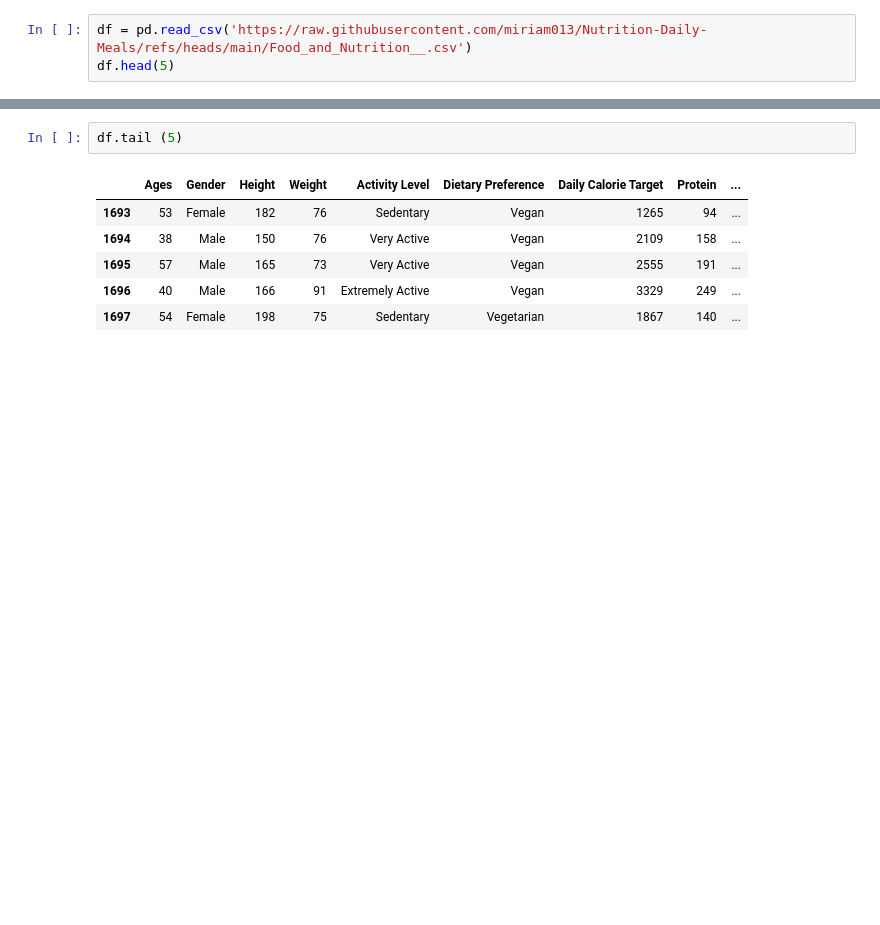
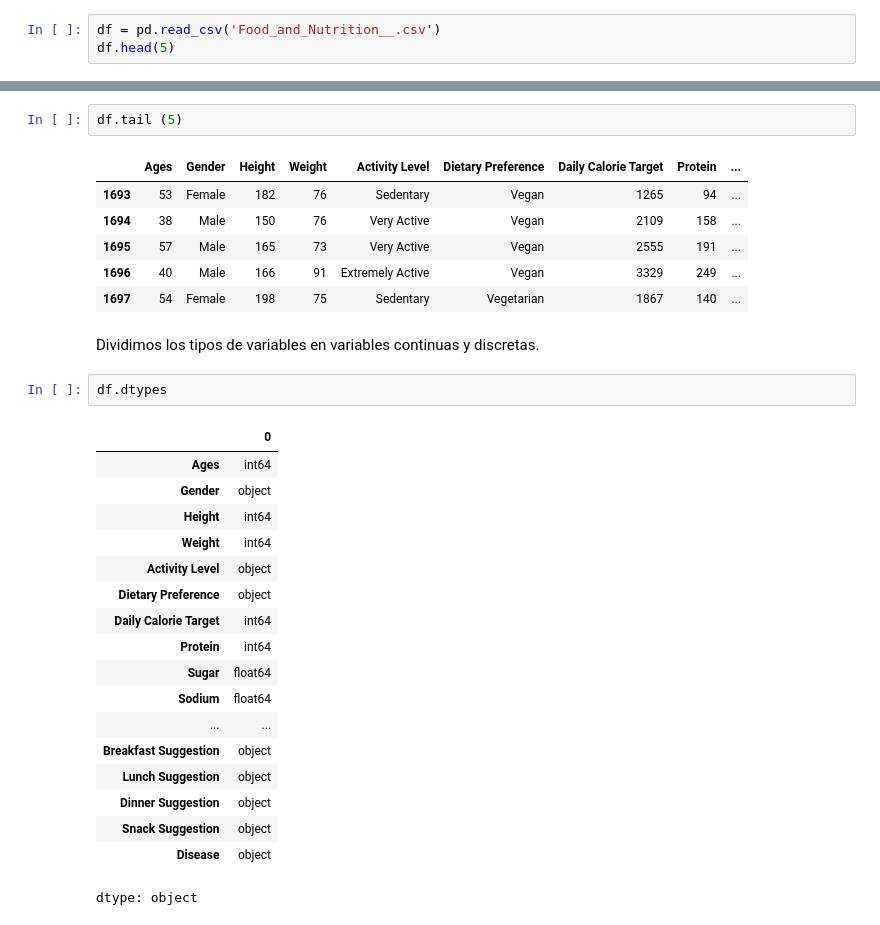
Before and after one commit to miriam013/Nutrition-Daily-Meals, a Jupyter notebook: Nutrition_Daily_Meals.ipynb, the cells around one changed output, grey strips where cells are left out. Drawn from its saved outputs; the diff is of its cells as text; blank space fills up the shorter version.

```diff
--- a/Nutrition_Daily_Meals.ipynb
+++ b/Nutrition_Daily_Meals.ipynb
@@ -52,5 +63,5 @@ sns.set(color_codes=True)
 # %%
-df = pd.read_csv('https://raw.githubusercontent.com/miriam013/Nutrition-Daily-Meals/refs/heads/main/Food_and_Nutrition__.csv')
+df = pd.read_csv('Food_and_Nutrition__.csv')
 df.head(5)
 # %% [output]
 |  | Ages | Gender | Height | Weight | Activity Level | Dietary Preference | Daily Calorie Target | Protein | ... |
@@ -68,3 +79,26 @@ df.tail (5)
 | 1695 | 57 | Male | 165 | 73 | Very Active | Vegan | 2555 | 191 | ... |
 | 1696 | 40 | Male | 166 | 91 | Extremely Active | Vegan | 3329 | 249 | ... |
 | 1697 | 54 | Female | 198 | 75 | Sedentary | Vegetarian | 1867 | 140 | ... |
+# %% [markdown]
+Dividimos los tipos de variables en variables continuas y discretas.
+# %%
+df.dtypes
+# %% [output]
+|  | 0 |
+| Ages | int64 |
+| Gender | object |
+| Height | int64 |
+| Weight | int64 |
+| Activity Level | object |
+| Dietary Preference | object |
+| Daily Calorie Target | int64 |
+| Protein | int64 |
+| Sugar | float64 |
+| Sodium | float64 |
+| ... | ... |
+| Breakfast Suggestion | object |
+| Lunch Suggestion | object |
+| Dinner Suggestion | object |
+| Snack Suggestion | object |
+| Disease | object |
+dtype: object
```
Also changed, not shown: parts of 4 cells of this notebook.
